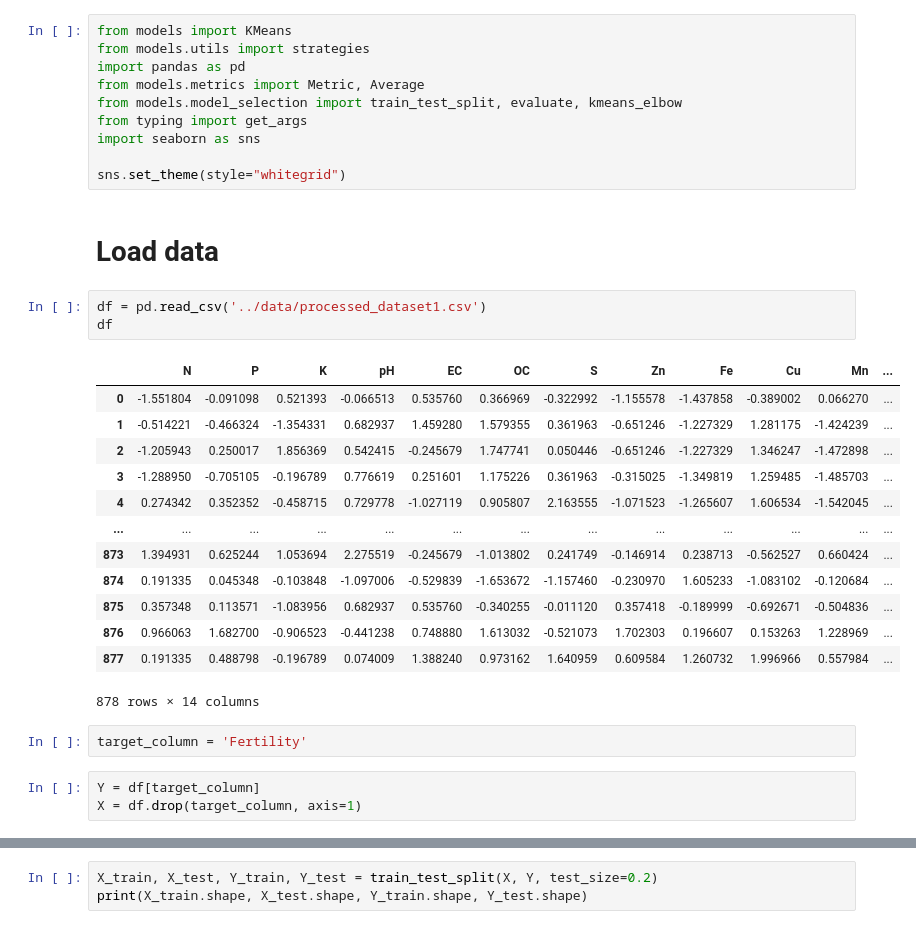
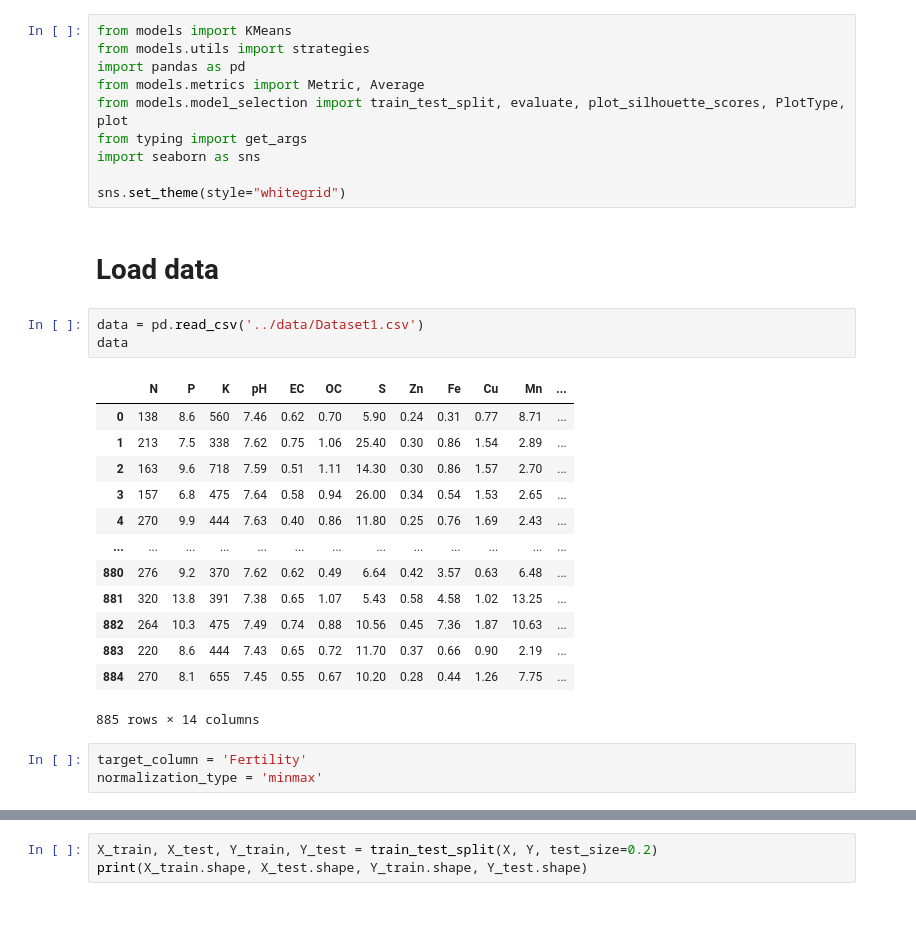
Before and after one commit to Mounir-charef/data_mining, a Jupyter notebook: notebooks/unsupervised_learning.ipynb, the cells around one changed output, grey strips where cells are left out. Cells and saved outputs as stored; diff of their text form.

```diff
--- a/notebooks/unsupervised_learning.ipynb
+++ b/notebooks/unsupervised_learning.ipynb
@@ -3,7 +3,7 @@ from models import KMeans
 from models.utils import strategies
 import pandas as pd
 from models.metrics import Metric, Average
-from models.model_selection import train_test_split, evaluate, kmeans_elbow
+from models.model_selection import train_test_split, evaluate, plot_silhouette_scores, PlotType, plot
 from typing import get_args
 import seaborn as sns
 
@@ -11,24 +11,22 @@ sns.set_theme(style="whitegrid")
 # %% [markdown]
 # Load data
 # %%
-df = pd.read_csv('../data/processed_dataset1.csv')
-df
+data = pd.read_csv('../data/Dataset1.csv')
+data
 # %% [output]
 |  | N | P | K | pH | EC | OC | S | Zn | Fe | Cu | Mn | ... |
-| 0 | -1.551804 | -0.091098 | 0.521393 | -0.066513 | 0.535760 | 0.366969 | -0.322992 | -1.155578 | -1.437858 | -0.389002 | 0.066270 | ... |
-| 1 | -0.514221 | -0.466324 | -1.354331 | 0.682937 | 1.459280 | 1.579355 | 0.361963 | -0.651246 | -1.227329 | 1.281175 | -1.424239 | ... |
-| 2 | -1.205943 | 0.250017 | 1.856369 | 0.542415 | -0.245679 | 1.747741 | 0.050446 | -0.651246 | -1.227329 | 1.346247 | -1.472898 | ... |
-| 3 | -1.288950 | -0.705105 | -0.196789 | 0.776619 | 0.251601 | 1.175226 | 0.361963 | -0.315025 | -1.349819 | 1.259485 | -1.485703 | ... |
-| 4 | 0.274342 | 0.352352 | -0.458715 | 0.729778 | -1.027119 | 0.905807 | 2.163555 | -1.071523 | -1.265607 | 1.606534 | -1.542045 | ... |
+| 0 | 138 | 8.6 | 560 | 7.46 | 0.62 | 0.70 | 5.90 | 0.24 | 0.31 | 0.77 | 8.71 | ... |
+| 1 | 213 | 7.5 | 338 | 7.62 | 0.75 | 1.06 | 25.40 | 0.30 | 0.86 | 1.54 | 2.89 | ... |
+| 2 | 163 | 9.6 | 718 | 7.59 | 0.51 | 1.11 | 14.30 | 0.30 | 0.86 | 1.57 | 2.70 | ... |
+| 3 | 157 | 6.8 | 475 | 7.64 | 0.58 | 0.94 | 26.00 | 0.34 | 0.54 | 1.53 | 2.65 | ... |
+| 4 | 270 | 9.9 | 444 | 7.63 | 0.40 | 0.86 | 11.80 | 0.25 | 0.76 | 1.69 | 2.43 | ... |
 | ... | ... | ... | ... | ... | ... | ... | ... | ... | ... | ... | ... | ... |
-| 873 | 1.394931 | 0.625244 | 1.053694 | 2.275519 | -0.245679 | -1.013802 | 0.241749 | -0.146914 | 0.238713 | -0.562527 | 0.660424 | ... |
-| 874 | 0.191335 | 0.045348 | -0.103848 | -1.097006 | -0.529839 | -1.653672 | -1.157460 | -0.230970 | 1.605233 | -1.083102 | -0.120684 | ... |
-| 875 | 0.357348 | 0.113571 | -1.083956 | 0.682937 | 0.535760 | -0.340255 | -0.011120 | 0.357418 | -0.189999 | -0.692671 | -0.504836 | ... |
-| 876 | 0.966063 | 1.682700 | -0.906523 | -0.441238 | 0.748880 | 1.613032 | -0.521073 | 1.702303 | 0.196607 | 0.153263 | 1.228969 | ... |
-| 877 | 0.191335 | 0.488798 | -0.196789 | 0.074009 | 1.388240 | 0.973162 | 1.640959 | 0.609584 | 1.260732 | 1.996966 | 0.557984 | ... |
+| 880 | 276 | 9.2 | 370 | 7.62 | 0.62 | 0.49 | 6.64 | 0.42 | 3.57 | 0.63 | 6.48 | ... |
+| 881 | 320 | 13.8 | 391 | 7.38 | 0.65 | 1.07 | 5.43 | 0.58 | 4.58 | 1.02 | 13.25 | ... |
+| 882 | 264 | 10.3 | 475 | 7.49 | 0.74 | 0.88 | 10.56 | 0.45 | 7.36 | 1.87 | 10.63 | ... |
+| 883 | 220 | 8.6 | 444 | 7.43 | 0.65 | 0.72 | 11.70 | 0.37 | 0.66 | 0.90 | 2.19 | ... |
+| 884 | 270 | 8.1 | 655 | 7.45 | 0.55 | 0.67 | 10.20 | 0.28 | 0.44 | 1.26 | 7.75 | ... |
-878 rows × 14 columns
+885 rows × 14 columns
 # %%
 target_column = 'Fertility'
+normalization_type = 'minmax'
-# %%
-Y = df[target_column]
-X = df.drop(target_column, axis=1)
```
Also changed, not shown: parts of 9 cells of this notebook, 4 other files.
